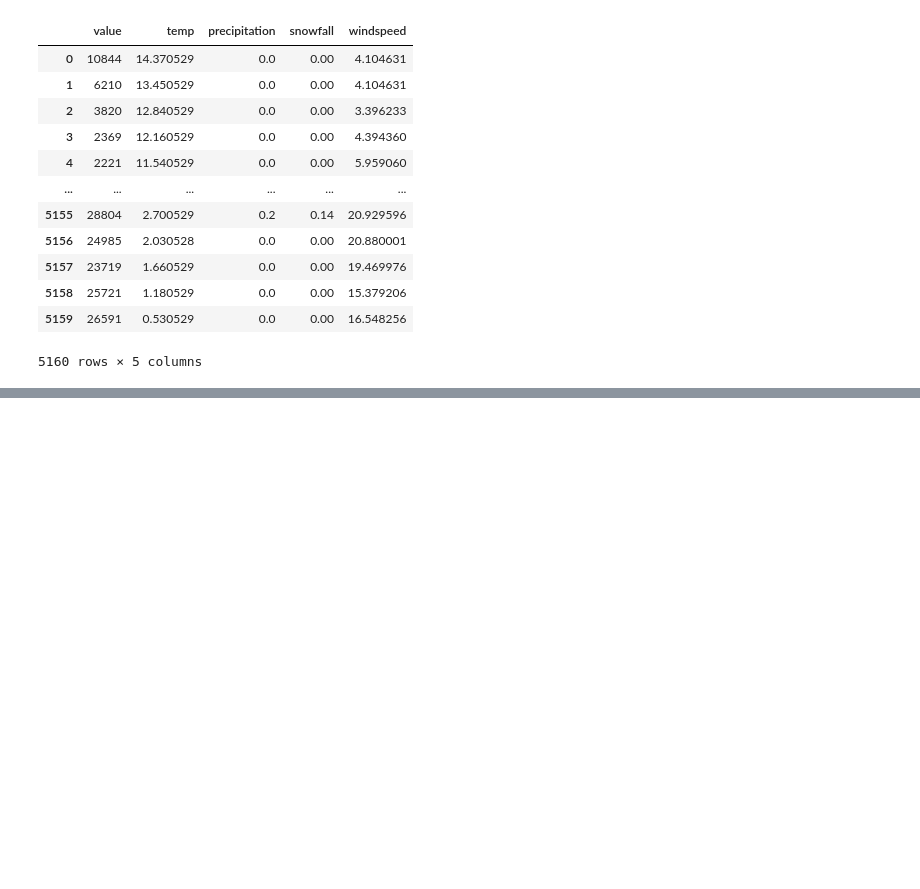
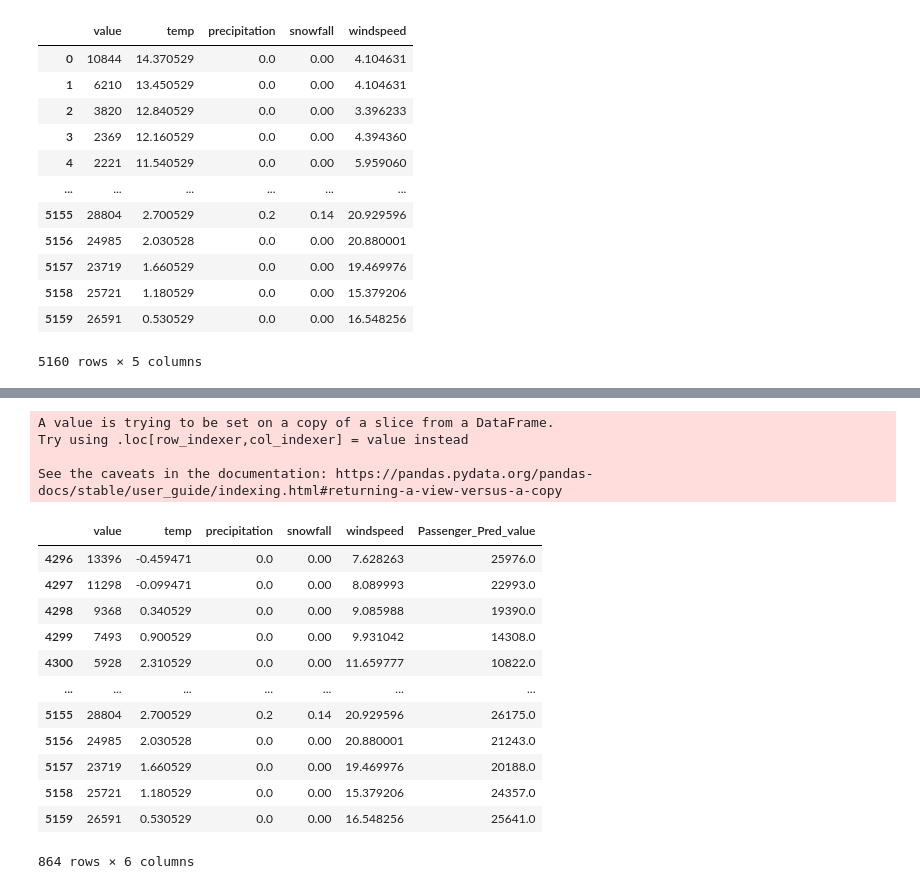
Before and after one commit to PyungkangHong094/Timseries, a Jupyter notebook: ARIMA.ipynb, the cells around one changed output, grey strips where cells are left out. Cells and saved outputs as stored; diff of their text form; code cells hidden in the pictures; blank space fills up the shorter version.

```diff
--- a/ARIMA.ipynb
+++ b/ARIMA.ipynb
@@ -453,0 +334,23 @@ def mean_absolute_percentage_error(y_true, y_pred):
+# %%
+df_final['Passenger_Pred_value'] = rev_data[:,0]
+# %% [output]
+A value is trying to be set on a copy of a slice from a DataFrame.
+Try using .loc[row_indexer,col_indexer] = value instead
+
+See the caveats in the documentation: https://pandas.pydata.org/pandas-docs/stable/user_guide/indexing.html#returning-a-view-versus-a-copy
+# %%
+df_final
+# %% [output]
+|  | value | temp | precipitation | snowfall | windspeed | Passenger_Pred_value |
+| 4296 | 13396 | -0.459471 | 0.0 | 0.00 | 7.628263 | 25976.0 |
+| 4297 | 11298 | -0.099471 | 0.0 | 0.00 | 8.089993 | 22993.0 |
+| 4298 | 9368 | 0.340529 | 0.0 | 0.00 | 9.085988 | 19390.0 |
+| 4299 | 7493 | 0.900529 | 0.0 | 0.00 | 9.931042 | 14308.0 |
+| 4300 | 5928 | 2.310529 | 0.0 | 0.00 | 11.659777 | 10822.0 |
+| ... | ... | ... | ... | ... | ... | ... |
+| 5155 | 28804 | 2.700529 | 0.2 | 0.14 | 20.929596 | 26175.0 |
+| 5156 | 24985 | 2.030528 | 0.0 | 0.00 | 20.880001 | 21243.0 |
+| 5157 | 23719 | 1.660529 | 0.0 | 0.00 | 19.469976 | 20188.0 |
+| 5158 | 25721 | 1.180529 | 0.0 | 0.00 | 15.379206 | 24357.0 |
+| 5159 | 26591 | 0.530529 | 0.0 | 0.00 | 16.548256 | 25641.0 |
+864 rows × 6 columns
```
Also changed, not shown: parts of 107 cells of this notebook, 3 other files.
